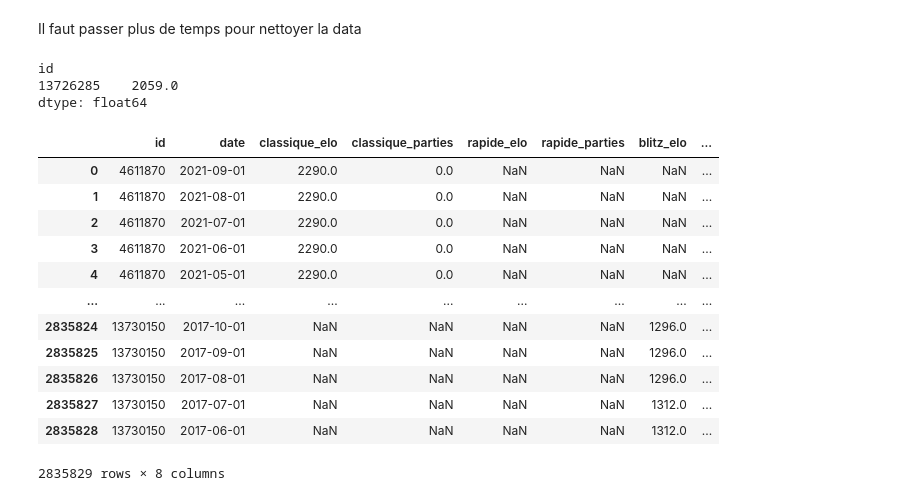
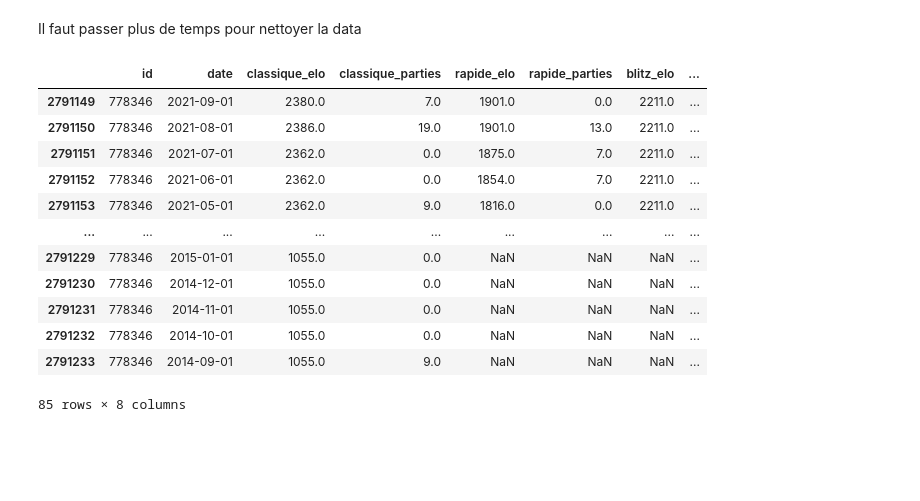
Before and after one commit to vinthara/chess, a Jupyter notebook: data_eda2.ipynb, the cells around one changed output. Saved outputs shown, nothing was run; the diff lists cells and outputs as text; code cells hidden in the pictures; blank space fills up the shorter version.

```diff
--- a/data_eda2.ipynb
+++ b/data_eda2.ipynb
@@ -415,24 +417,20 @@ dtype: int64
 # %% [markdown]
 Il faut passer plus de temps pour nettoyer la data
 # %%
-diff_max_min[diff_max_min > 1500]
+aza = diff_max_min[diff_max_min > 1142]
-# %% [output]
-id
-13726285    2059.0
-dtype: float64
 # %%
-df_rating
+df_rating[df_rating['id'] == 778346]
 # %% [output]
 |  | id | date | classique_elo | classique_parties | rapide_elo | rapide_parties | blitz_elo | ... |
-| 0 | 4611870 | 2021-09-01 | 2290.0 | 0.0 | NaN | NaN | NaN | ... |
-| 1 | 4611870 | 2021-08-01 | 2290.0 | 0.0 | NaN | NaN | NaN | ... |
-| 2 | 4611870 | 2021-07-01 | 2290.0 | 0.0 | NaN | NaN | NaN | ... |
-| 3 | 4611870 | 2021-06-01 | 2290.0 | 0.0 | NaN | NaN | NaN | ... |
-| 4 | 4611870 | 2021-05-01 | 2290.0 | 0.0 | NaN | NaN | NaN | ... |
+| 2791149 | 778346 | 2021-09-01 | 2380.0 | 7.0 | 1901.0 | 0.0 | 2211.0 | ... |
+| 2791150 | 778346 | 2021-08-01 | 2386.0 | 19.0 | 1901.0 | 13.0 | 2211.0 | ... |
+| 2791151 | 778346 | 2021-07-01 | 2362.0 | 0.0 | 1875.0 | 7.0 | 2211.0 | ... |
+| 2791152 | 778346 | 2021-06-01 | 2362.0 | 0.0 | 1854.0 | 7.0 | 2211.0 | ... |
+| 2791153 | 778346 | 2021-05-01 | 2362.0 | 9.0 | 1816.0 | 0.0 | 2211.0 | ... |
 | ... | ... | ... | ... | ... | ... | ... | ... | ... |
-| 2835824 | 13730150 | 2017-10-01 | NaN | NaN | NaN | NaN | 1296.0 | ... |
-| 2835825 | 13730150 | 2017-09-01 | NaN | NaN | NaN | NaN | 1296.0 | ... |
-| 2835826 | 13730150 | 2017-08-01 | NaN | NaN | NaN | NaN | 1296.0 | ... |
-| 2835827 | 13730150 | 2017-07-01 | NaN | NaN | NaN | NaN | 1312.0 | ... |
-| 2835828 | 13730150 | 2017-06-01 | NaN | NaN | NaN | NaN | 1312.0 | ... |
+| 2791229 | 778346 | 2015-01-01 | 1055.0 | 0.0 | NaN | NaN | NaN | ... |
+| 2791230 | 778346 | 2014-12-01 | 1055.0 | 0.0 | NaN | NaN | NaN | ... |
+| 2791231 | 778346 | 2014-11-01 | 1055.0 | 0.0 | NaN | NaN | NaN | ... |
+| 2791232 | 778346 | 2014-10-01 | 1055.0 | 0.0 | NaN | NaN | NaN | ... |
+| 2791233 | 778346 | 2014-09-01 | 1055.0 | 9.0 | NaN | NaN | NaN | ... |
-2835829 rows × 8 columns
+85 rows × 8 columns
```
Also changed, not shown: parts of 6 cells of this notebook.
